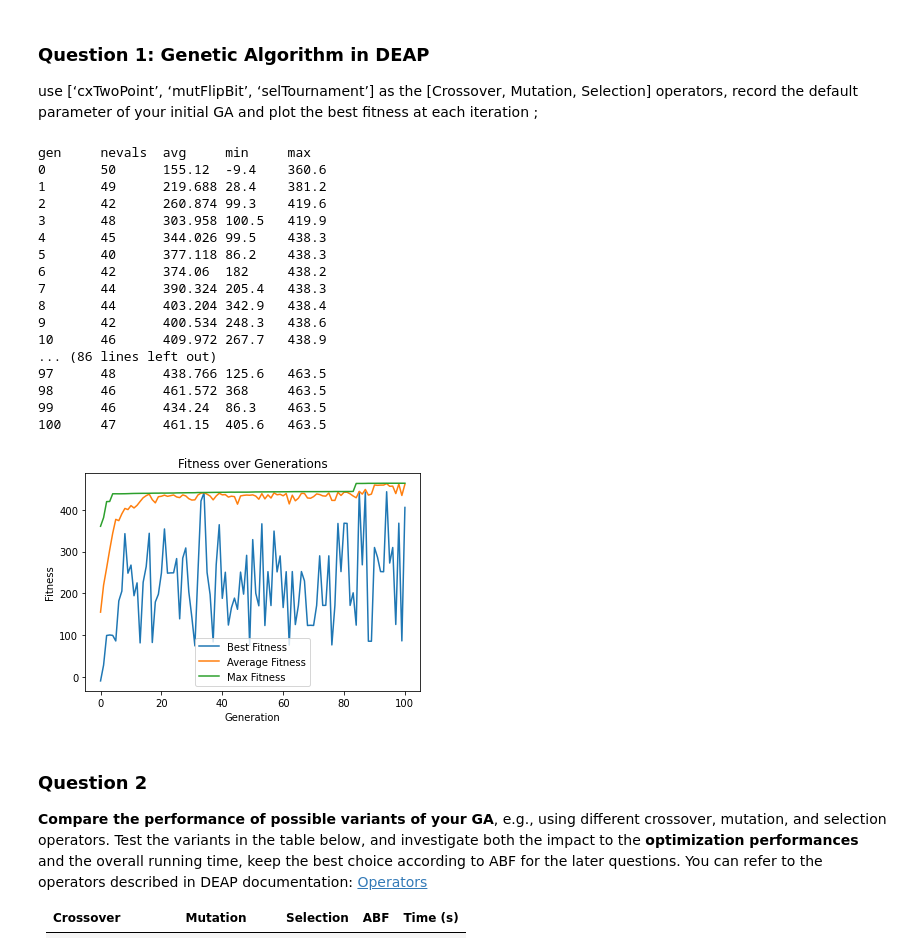
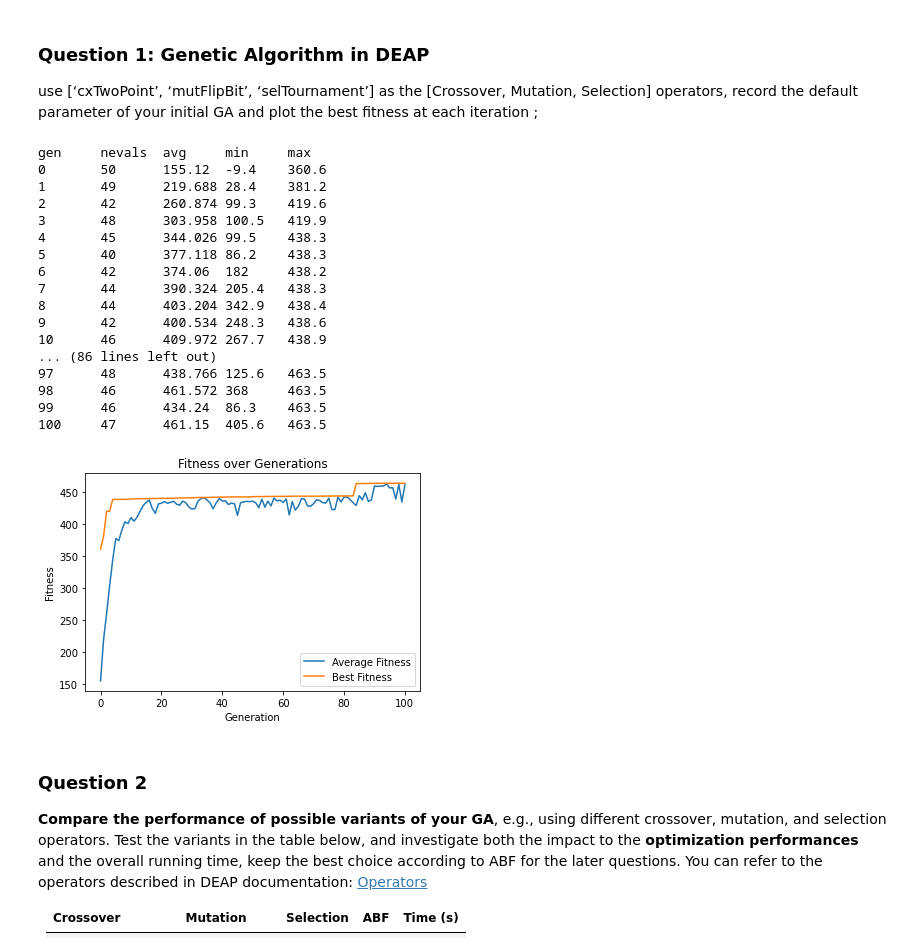
Before and after one commit to grafaelw/1BM120-Assignment14, a Jupyter notebook: Assignment-1/Petrinet.ipynb, the cells around one changed output. Saved outputs shown, nothing was run; the diff lists cells and outputs as text; code cells hidden in the pictures.

```diff
--- a/Assignment-1/Petrinet.ipynb
+++ b/Assignment-1/Petrinet.ipynb
@@ -263,36 +263,36 @@ end_time = time.time()
 # Get the best individual
 best_individual = hof[0]
 
 # Plot the best fitness at each generation
 import matplotlib.pyplot as plt
 gen, min_fit, avg_fit, max_fit = logbook.select("gen", "min", "avg", "max")
-plt.plot(gen, min_fit, label="Best Fitness")
+# plt.plot(gen, min_fit, label="Best Fitness")
 plt.plot(gen, avg_fit, label="Average Fitness")
-plt.plot(gen, max_fit, label="Max Fitness")
+plt.plot(gen, max_fit, label="Best Fitness")
 plt.xlabel("Generation")
 plt.ylabel("Fitness")
 plt.title("Fitness over Generations")
 plt.legend()
 plt.show()
 # %% [output]
 gen     nevals  avg     min     max
 0       50      155.12  -9.4    360.6
 1       49      219.688 28.4    381.2
 2       42      260.874 99.3    419.6
 3       48      303.958 100.5   419.9
 4       45      344.026 99.5    438.3
 5       40      377.118 86.2    438.3
 6       42      374.06  182     438.2
 7       44      390.324 205.4   438.3
 8       44      403.204 342.9   438.4
 9       42      400.534 248.3   438.6
 10      46      409.972 267.7   438.9
 ... (86 lines left out)
 97      48      438.766 125.6   463.5
 98      46      461.572 368     463.5
 99      46      434.24  86.3    463.5
 100     47      461.15  405.6   463.5
-[figure, old version]
+[figure, new version]
 # %% [markdown]
 ### Question 2
 **Compare the performance of possible variants of your GA**, e.g., using different crossover, mutation, and selection operators. Test the variants in the table
```
Also changed, not shown: parts of 3 cells of this notebook.
